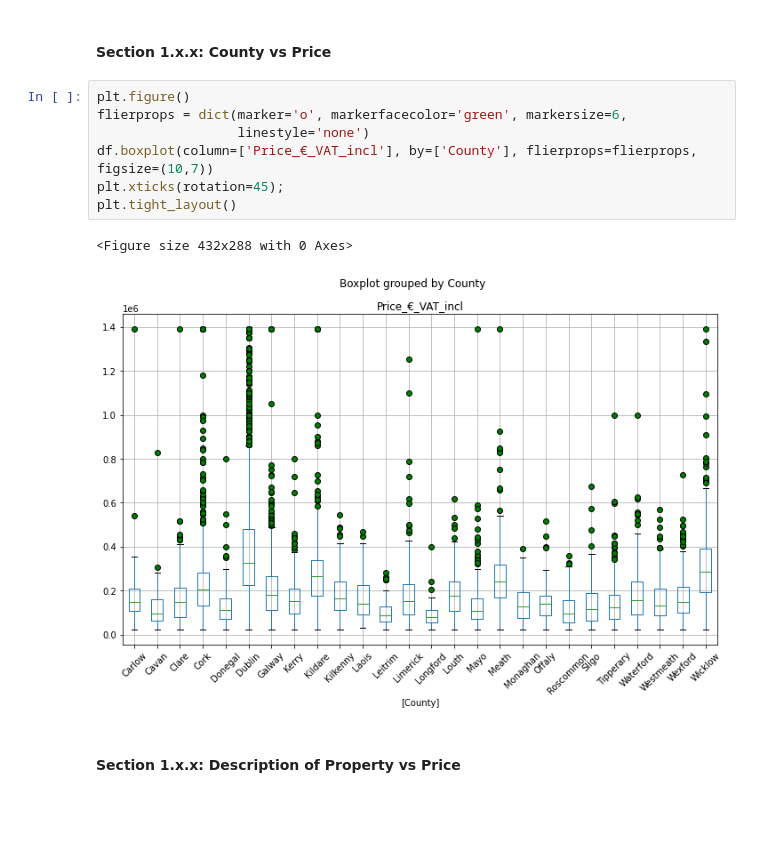
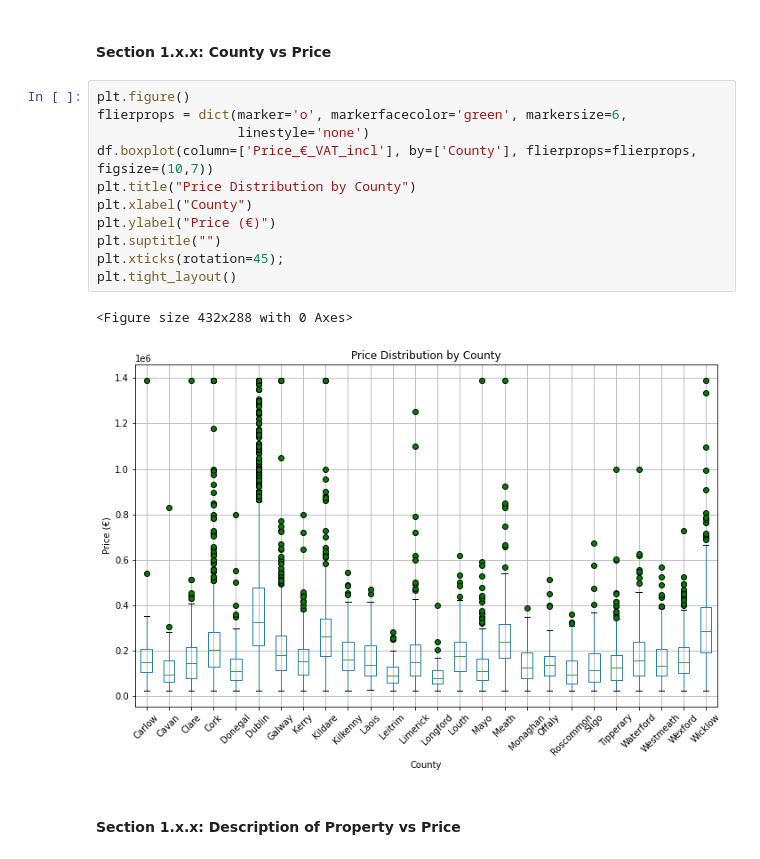
Before and after one commit to michaeldavitt/COMP47350_Housing_Data_Analysis, a Jupyter notebook: 17309836A2.ipynb, the cells around one changed output. Drawn from its saved outputs; the diff is of its cells as text; blank space fills up the shorter version.

```diff
--- a/17309836A2.ipynb
+++ b/17309836A2.ipynb
@@ -118,13 +122,17 @@ plt.tight_layout()
 # %%
 plt.figure()
 flierprops = dict(marker='o', markerfacecolor='green', markersize=6,
                   linestyle='none')
 df.boxplot(column=['Price_€_VAT_incl'], by=['County'], flierprops=flierprops, figsize=(10,7))
+plt.title("Price Distribution by County")
+plt.xlabel("County")
+plt.ylabel("Price (€)")
+plt.suptitle("")
 plt.xticks(rotation=45);
 plt.tight_layout()
 # %% [output]
 <Figure size 432x288 with 0 Axes>
-[figure, old version]
+[figure, new version]
 # %% [markdown]
 #### Section 1.x.x: Description of Property vs Price
 # %%
```
Also changed, not shown: parts of 42 cells of this notebook.
